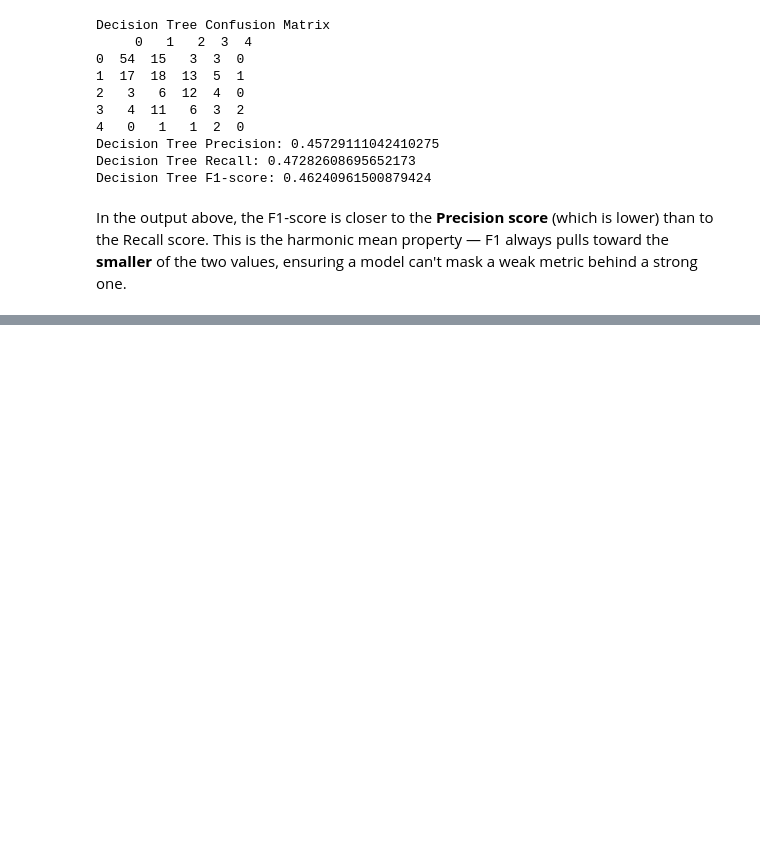
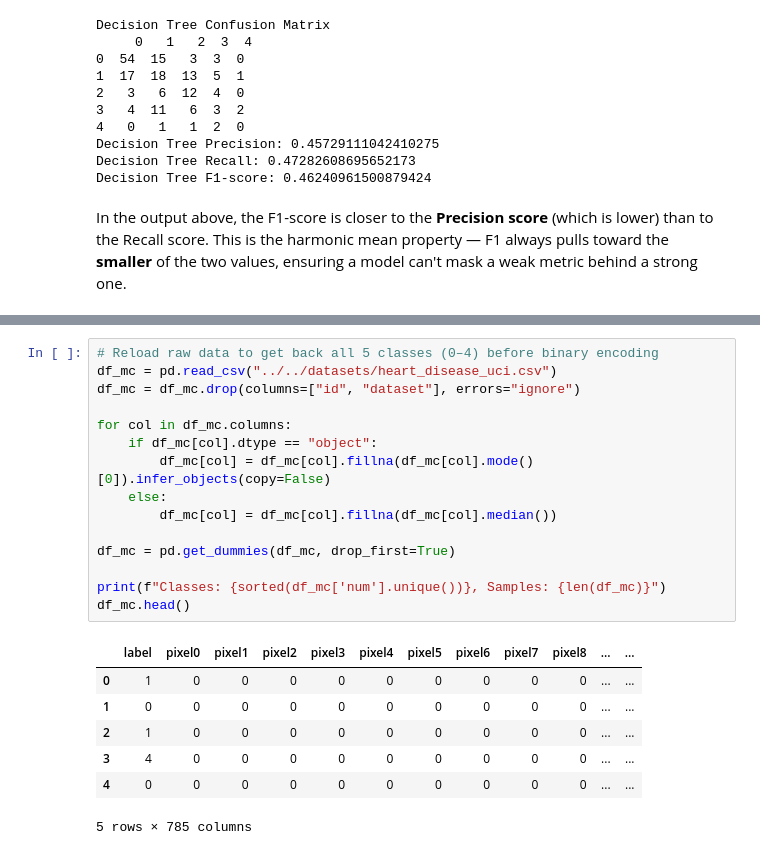
Before and after one commit to DevRitesh08/Machine-Learning-From-Scratch, a Jupyter notebook: 04-model-evaluation/classification-metrics/01-classification-metrics.ipynb, the cells around one changed output, grey strips where cells are left out. Drawn from its saved outputs; the diff is of its cells as text; blank space fills up the shorter version.

Commit message:
added new dataset and updated notebook

```diff
--- a/04-model-evaluation/classification-metrics/01-classification-metrics.ipynb
+++ b/04-model-evaluation/classification-metrics/01-classification-metrics.ipynb
@@ -385,0 +424,23 @@ $$R_{Dog} = \frac{25}{40} = 0.625, \quad R_{Cat} = \frac{30}{34} = 0.882, \quad
+# %%
+# Reload raw data to get back all 5 classes (0–4) before binary encoding
+df_mc = pd.read_csv("../../datasets/heart_disease_uci.csv")
+df_mc = df_mc.drop(columns=["id", "dataset"], errors="ignore")
+
+for col in df_mc.columns:
+    if df_mc[col].dtype == "object":
+        df_mc[col] = df_mc[col].fillna(df_mc[col].mode()[0]).infer_objects(copy=False)
+    else:
+        df_mc[col] = df_mc[col].fillna(df_mc[col].median())
+
+df_mc = pd.get_dummies(df_mc, drop_first=True)
+
+print(f"Classes: {sorted(df_mc['num'].unique())}, Samples: {len(df_mc)}")
+df_mc.head()
+# %% [output]
+|  | label | pixel0 | pixel1 | pixel2 | pixel3 | pixel4 | pixel5 | pixel6 | pixel7 | pixel8 | ... | ... |
+| 0 | 1 | 0 | 0 | 0 | 0 | 0 | 0 | 0 | 0 | 0 | ... | ... |
+| 1 | 0 | 0 | 0 | 0 | 0 | 0 | 0 | 0 | 0 | 0 | ... | ... |
+| 2 | 1 | 0 | 0 | 0 | 0 | 0 | 0 | 0 | 0 | 0 | ... | ... |
+| 3 | 4 | 0 | 0 | 0 | 0 | 0 | 0 | 0 | 0 | 0 | ... | ... |
+| 4 | 0 | 0 | 0 | 0 | 0 | 0 | 0 | 0 | 0 | 0 | ... | ... |
+5 rows × 785 columns
```
Also changed, not shown: parts of 20 cells of this notebook, 1 other file.
